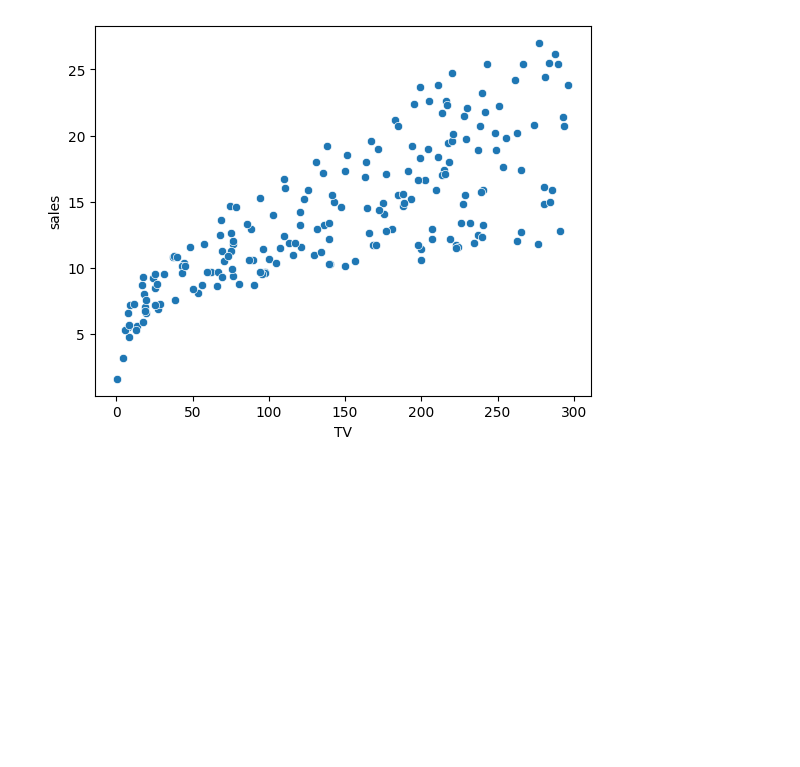
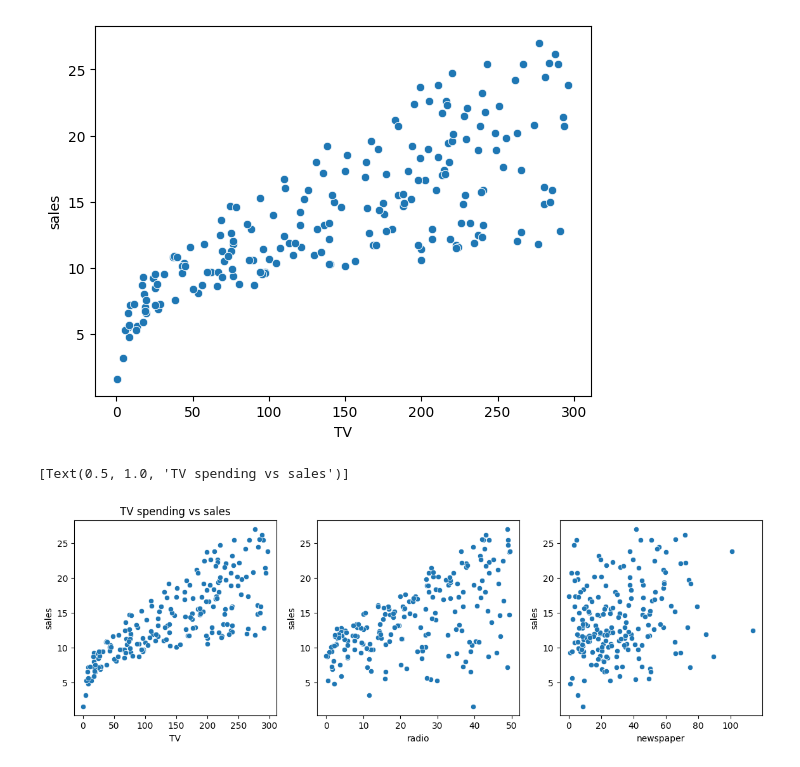
Before and after one commit to kokchun/machine_learning_kokchun_giang_mlops25, a Jupyter notebook: code-alongs/03_linear_regression/linear_regression.ipynb, the cells around one changed output. Saved outputs shown, nothing was run; the diff lists cells and outputs as text; code cells hidden in the pictures; blank space fills up the shorter version.

Commit message:
scatterplots

```diff
--- a/code-alongs/03_linear_regression/linear_regression.ipynb
+++ b/code-alongs/03_linear_regression/linear_regression.ipynb
@@ -50,3 +50,16 @@ sns.scatterplot(data = df, x="TV", y="sales")
 [figure]
 # %%
 import matplotlib.pyplot as plt
+
+# want to plot TV, radio, news vs sales on the 3 axes
+
+fig, axes = plt.subplots(1,3, figsize=(14,4))
+sns.scatterplot(data = df, x = "TV", y="sales", ax = axes[0])
+sns.scatterplot(data = df, x = "radio", y="sales", ax = axes[1])
+sns.scatterplot(data = df, x = "newspaper", y="sales", ax = axes[2])
+
+axes[0].set(title = "TV spending vs sales")
+# and so on
+# %% [output]
+[Text(0.5, 1.0, 'TV spending vs sales')]
+[figure, added]
```
Also changed, not shown: parts of 1 cell of this notebook.
